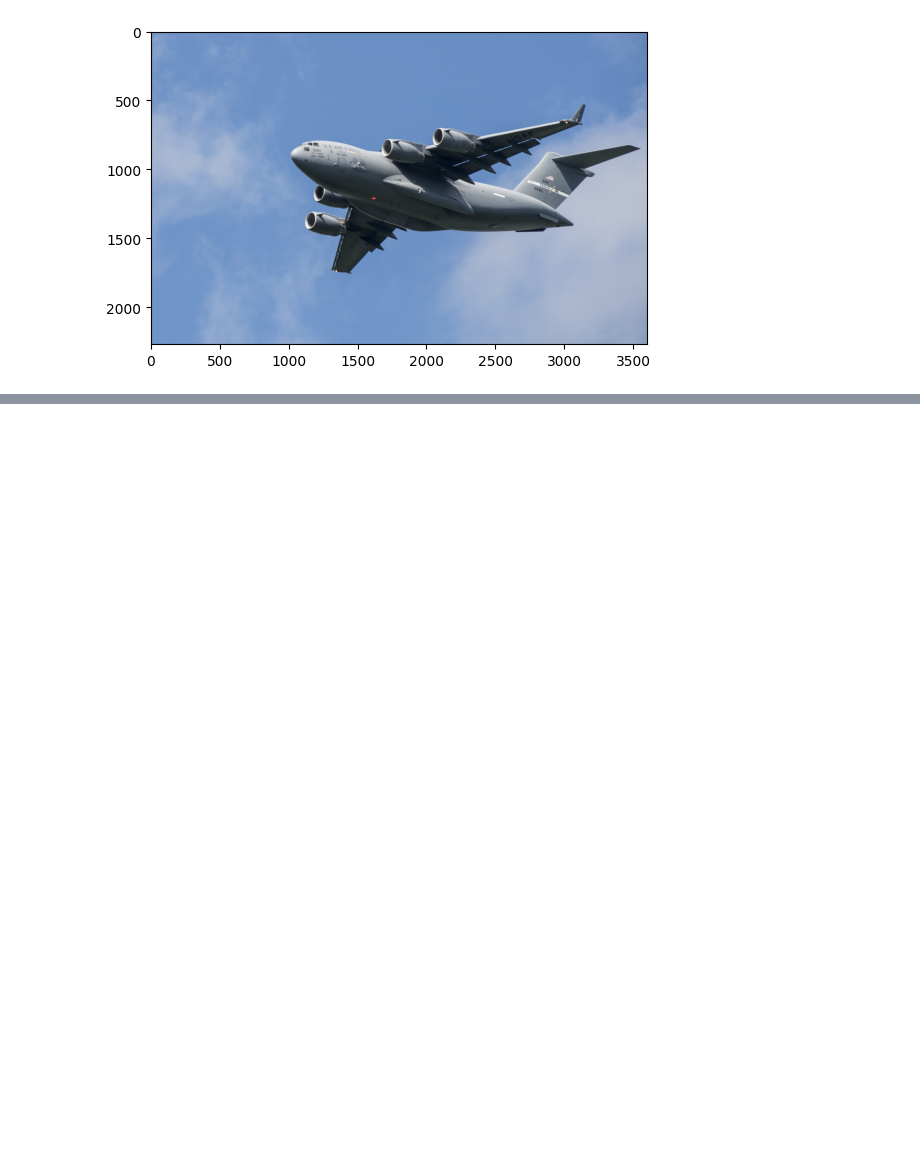
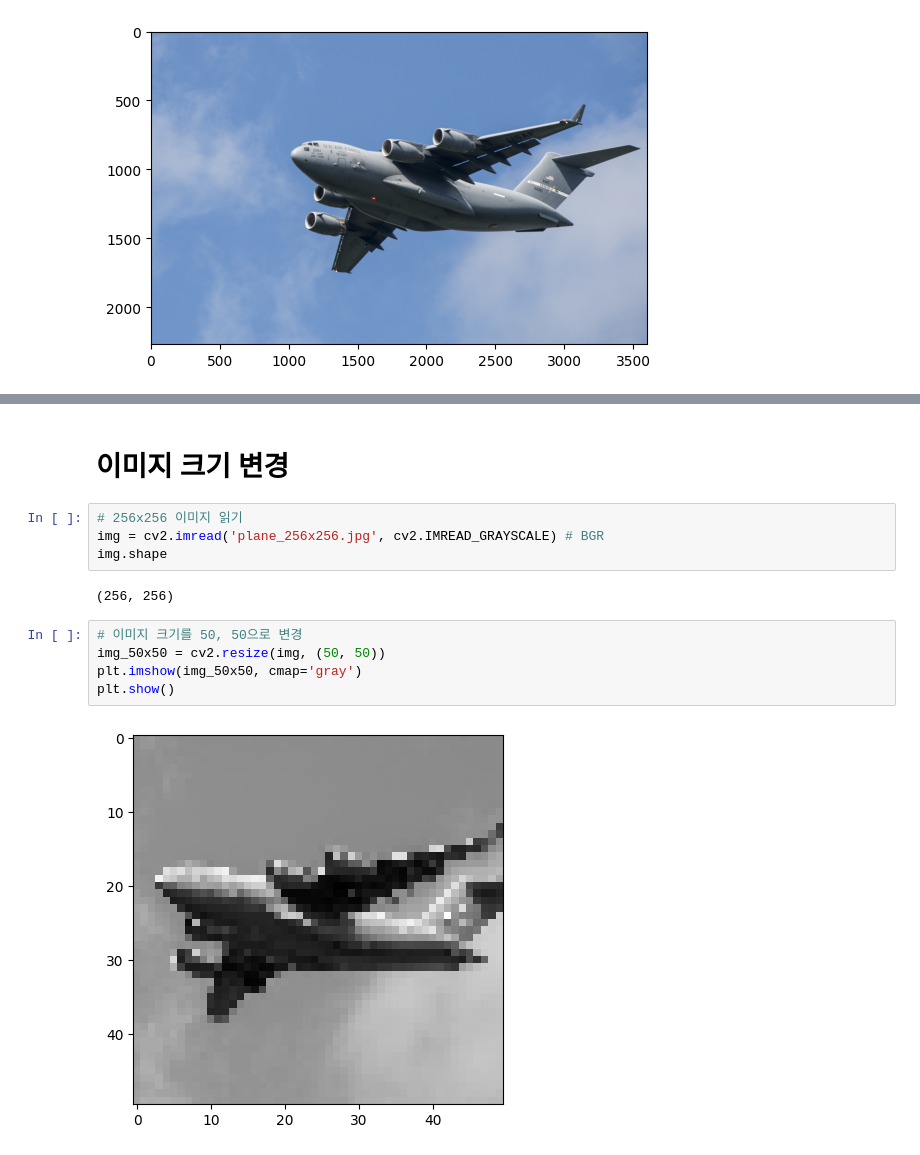
Before and after one commit to horolrolx/ai_visualization, a Jupyter notebook: day07/DAY7.ipynb, the cells around one changed output, grey strips where cells are left out. Drawn from its saved outputs; the diff is of its cells as text; blank space fills up the shorter version.

```diff
--- a/day07/DAY7.ipynb
+++ b/day07/DAY7.ipynb
@@ -77,0 +116,15 @@ plt.show()
+# %% [markdown]
+# 이미지 크기 변경
+# %%
+# 256x256 이미지 읽기
+img = cv2.imread('plane_256x256.jpg', cv2.IMREAD_GRAYSCALE) # BGR
+img.shape
+# %% [output]
+(256, 256)
+# %%
+# 이미지 크기를 50, 50으로 변경
+img_50x50 = cv2.resize(img, (50, 50))
+plt.imshow(img_50x50, cmap='gray')
+plt.show()
+# %% [output]
+[figure, added]
```
Also changed, not shown: parts of 15 cells of this notebook, 1 other file.
